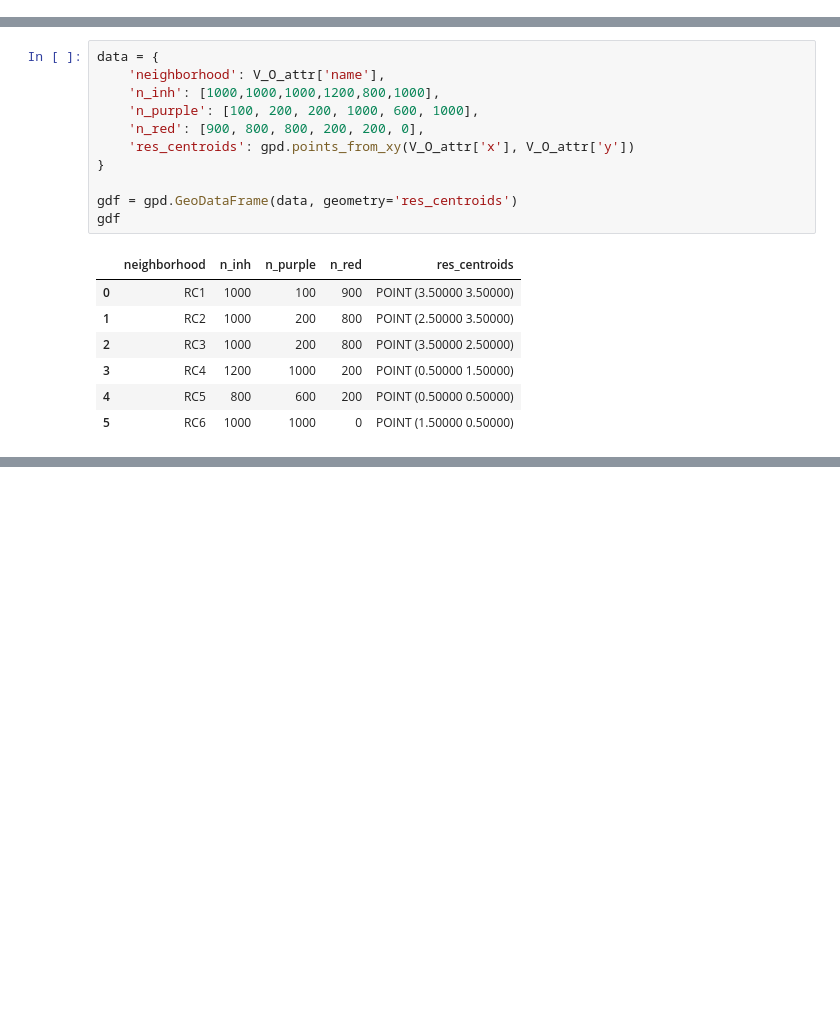
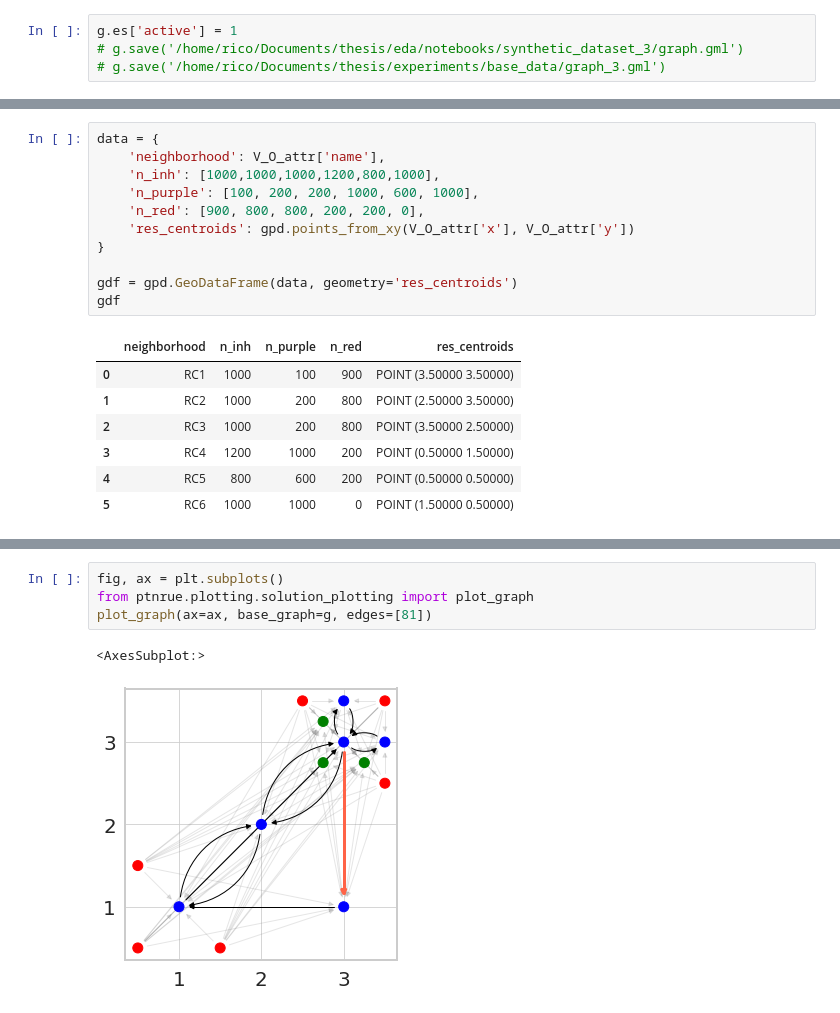
Before and after one commit to EquiCity/thesis, a Jupyter notebook: eda/notebooks/synthetic_dataset_3.ipynb, the cells around one changed output, grey strips where cells are left out. Saved outputs shown, nothing was run; the diff lists cells and outputs as text; blank space fills up the shorter version.

```diff
--- a/eda/notebooks/synthetic_dataset_3.ipynb
+++ b/eda/notebooks/synthetic_dataset_3.ipynb
@@ -121,3 +121,7 @@ array([2.82842712, 2.        , 2.        ])
 # %%
 # fig, ax = plt.subplots(figsize=(5,5))
 # ig.plot(g, target='plots/synthetic_graphs/synthetic_graph_1.svg')
+# %%
+g.es['active'] = 1
+# g.save('/home/rico/Documents/thesis/eda/notebooks/synthetic_dataset_3/graph.gml')
+# g.save('/home/rico/Documents/thesis/experiments/base_data/graph_3.gml')
@@ -198,0 +184,7 @@ a = np.array(list(rewards.values()))
+# %%
+fig, ax = plt.subplots()
+from ptnrue.plotting.solution_plotting import plot_graph
+plot_graph(ax=ax, base_graph=g, edges=[81])
+# %% [output]
+<AxesSubplot:>
+[figure, added]
```
Also changed, not shown: parts of 7 cells of this notebook, 14 other files.
